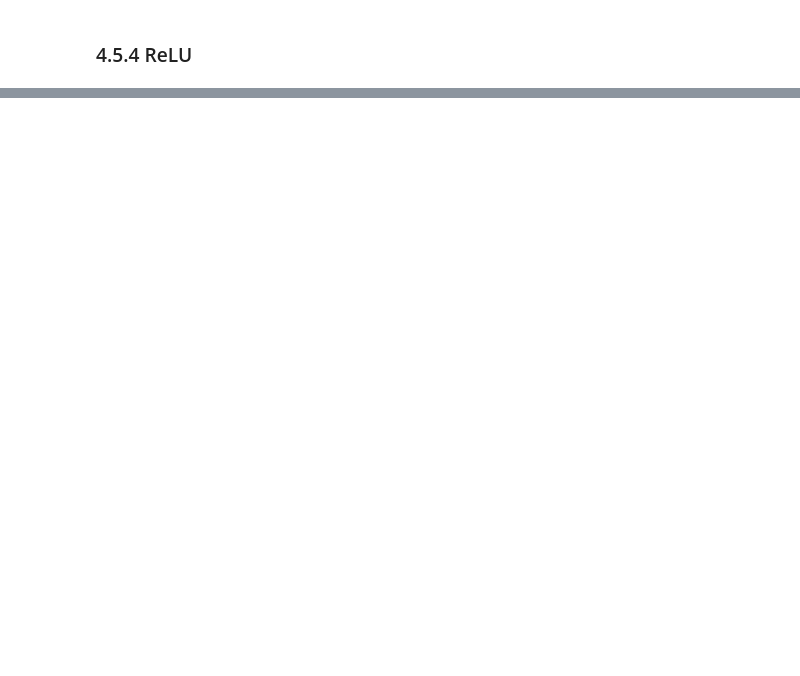
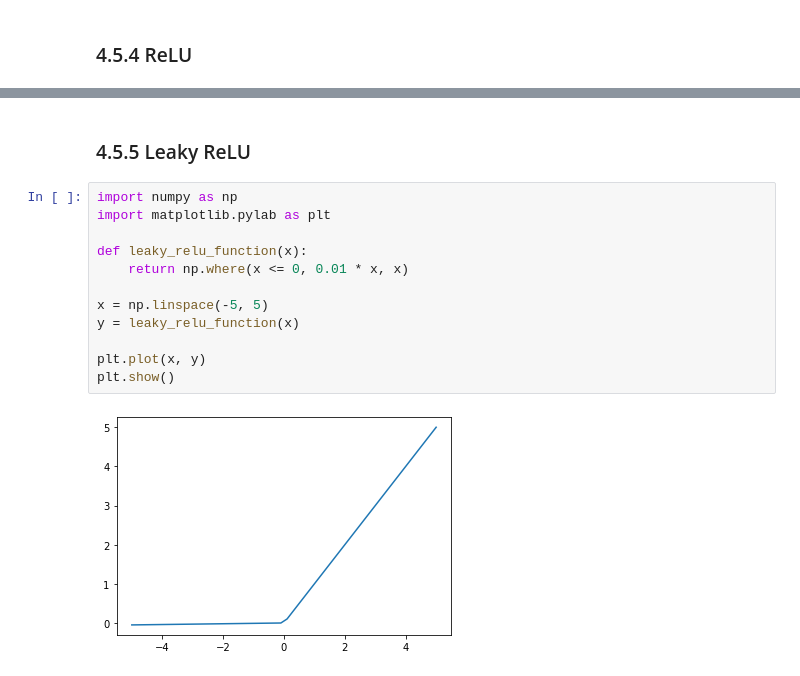
Before and after one commit to HidehikoMURAO/The-First-Deep-Learning, a Jupyter notebook: Chap4.ipynb, the cells around one changed output, grey strips where cells are left out. Saved outputs shown, nothing was run; the diff lists cells and outputs as text; blank space fills up the shorter version.

```diff
--- a/Chap4.ipynb
+++ b/Chap4.ipynb
@@ -71,0 +72,16 @@ plt.show()
+# %% [markdown]
+### 4.5.5 Leaky ReLU
+# %%
+import numpy as np
+import matplotlib.pylab as plt
+
+def leaky_relu_function(x):
+    return np.where(x <= 0, 0.01 * x, x)
+
+x = np.linspace(-5, 5)
+y = leaky_relu_function(x)
+
+plt.plot(x, y)
+plt.show()
+# %% [output]
+[figure, added]
```
Also changed, not shown: parts of 31 cells of this notebook.
